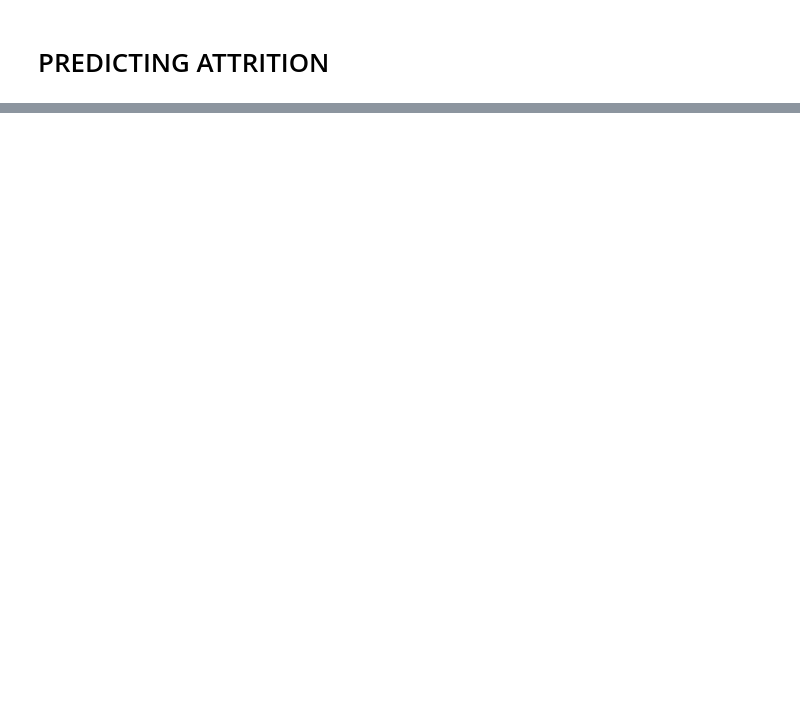
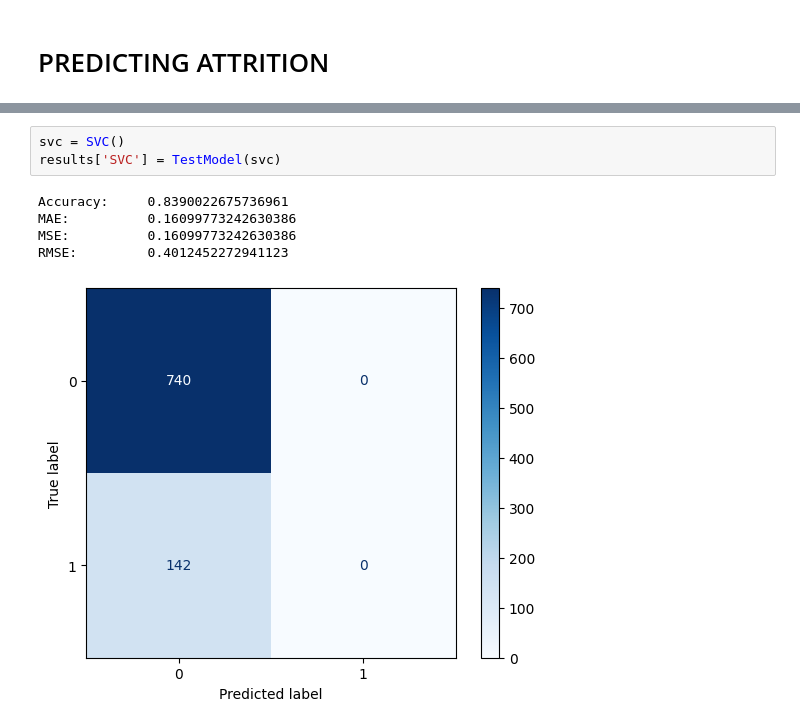
Before and after one commit to equisdel/INDIAI, a Jupyter notebook: test.ipynb, the cells around one changed output, grey strips where cells are left out. Drawn from its saved outputs; the diff is of its cells as text; blank space fills up the shorter version.

```diff
--- a/test.ipynb
+++ b/test.ipynb
@@ -1282,0 +1364,9 @@ We should prepare the pipeline for:
+# %%
+svc = SVC()
+results['SVC'] = TestModel(svc)
+# %% [output]
+Accuracy:     0.8390022675736961
+MAE:          0.16099773242630386
+MSE:          0.16099773242630386
+RMSE:         0.4012452272941123
+[figure, added]
```
Also changed, not shown: parts of 19 cells of this notebook.
